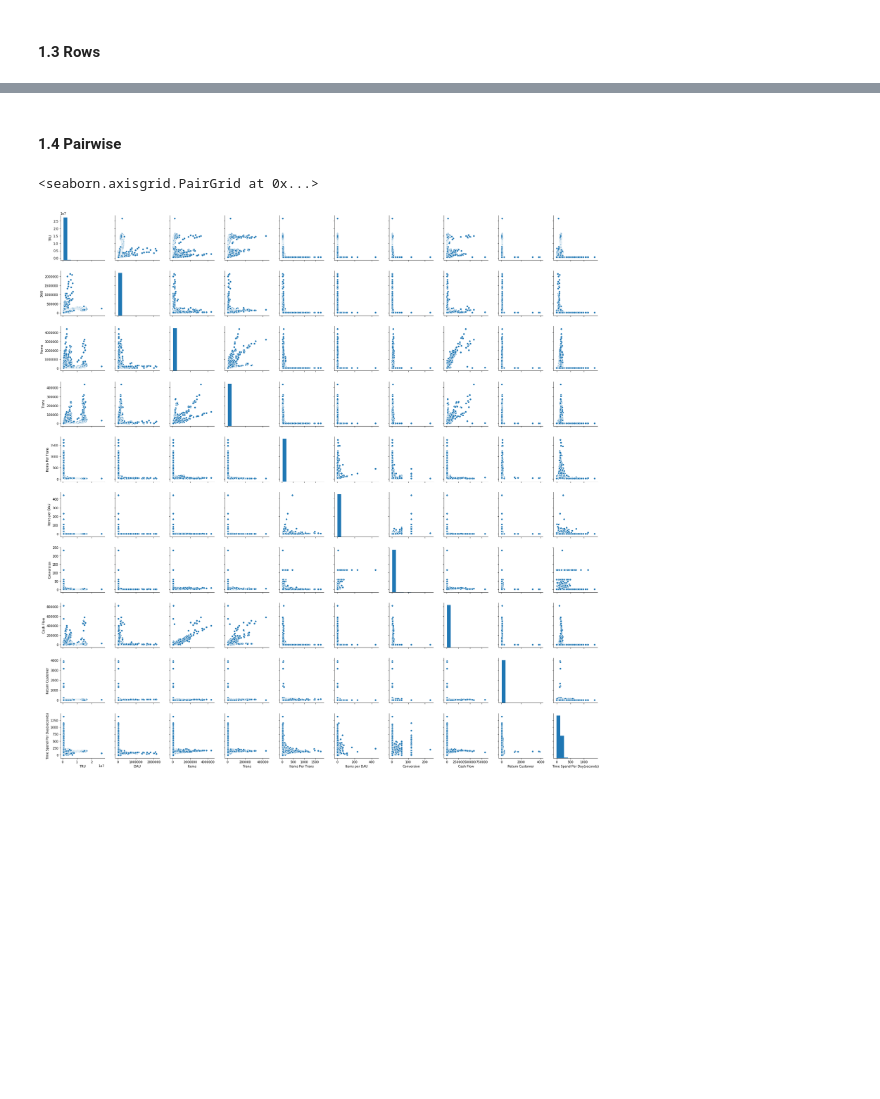
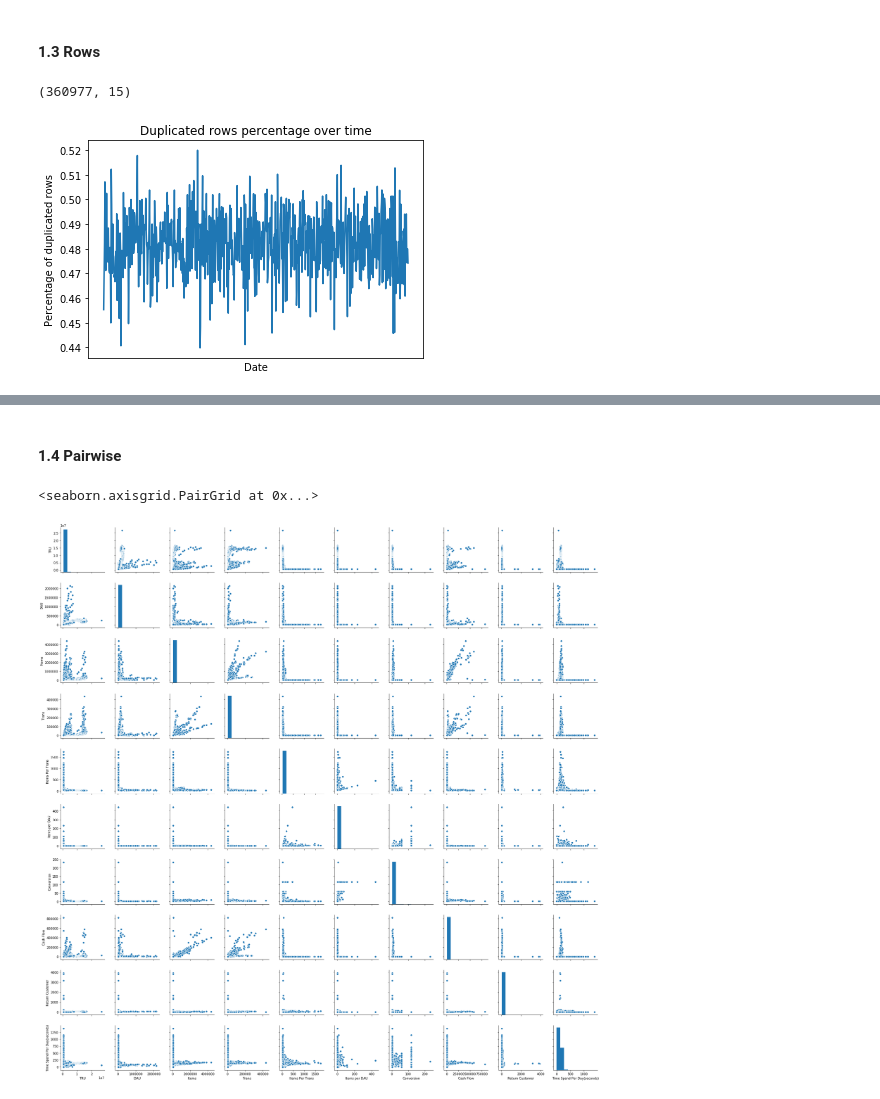
Before and after one commit to KarvieX/Game_Analysis, a Jupyter notebook: TencentNA.ipynb, the cells around one changed output, grey strips where cells are left out. Drawn from its saved outputs; the diff is of its cells as text; code cells hidden in the pictures; blank space fills up the shorter version.

```diff
--- a/TencentNA.ipynb
+++ b/TencentNA.ipynb
@@ -145,3 +150,21 @@ game.describe()
 #### 1.3 Rows
 # %%
 #repeated rows
+game1 = game.copy()
+game1['duplicate'] = game1.duplicated()
+# %%
+game1[game1['duplicate']==True].shape
+# %% [output]
+(360977, 15)
+# %%
+# check percentage of duplication by dates
+dup = game1.groupby('Date').sum().duplicate
+count = game1.groupby('Date').count().duplicate
+plt.plot(dup.index, dup.values/count.values)
+plt.title('Duplicated rows percentage over time')
+plt.xlabel('Date')
+plt.ylabel('Percentage of duplicated rows')
+plt.tick_params(axis='x',labelbottom=False,bottom=False)
+plt.show()
+# %% [output]
+[figure, added]
```
Also changed, not shown: parts of 25 cells of this notebook.
